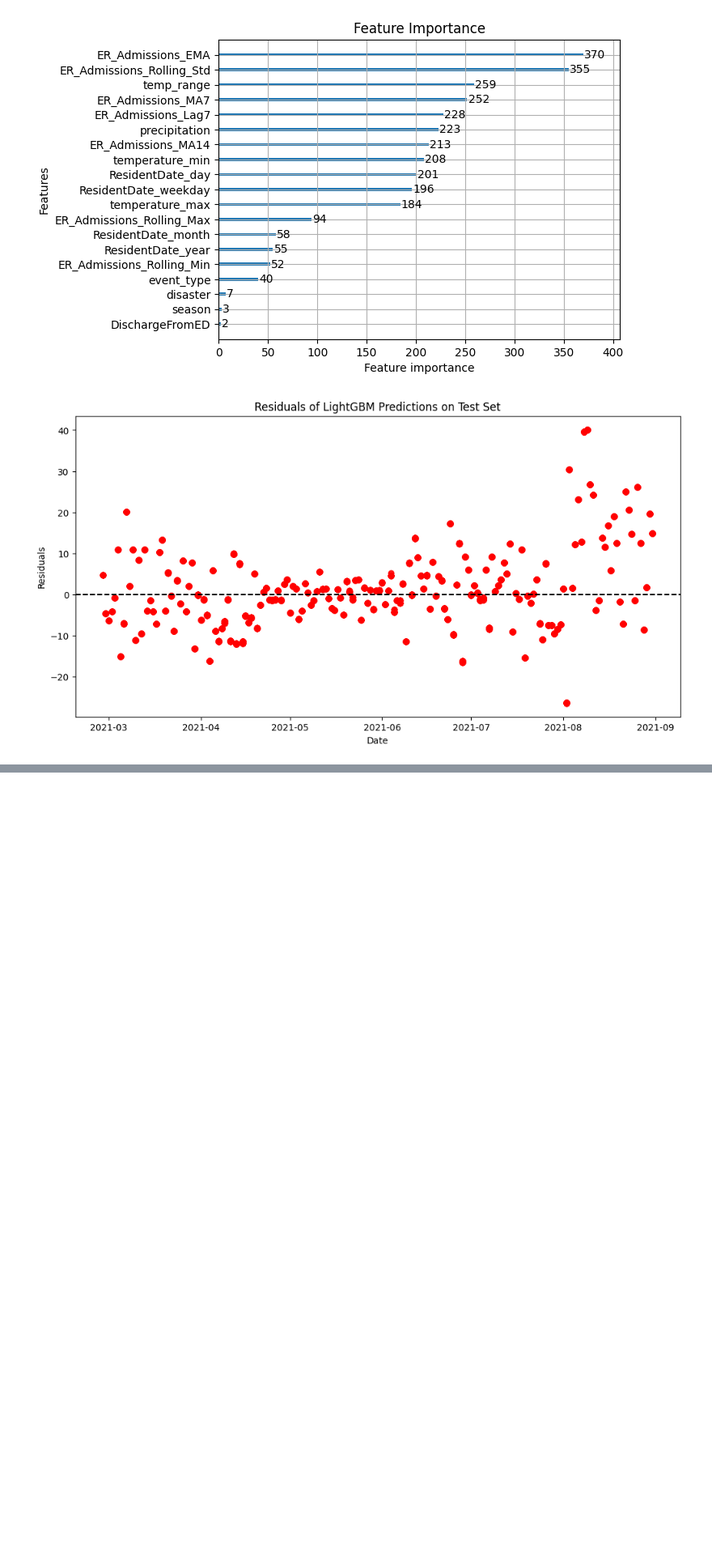
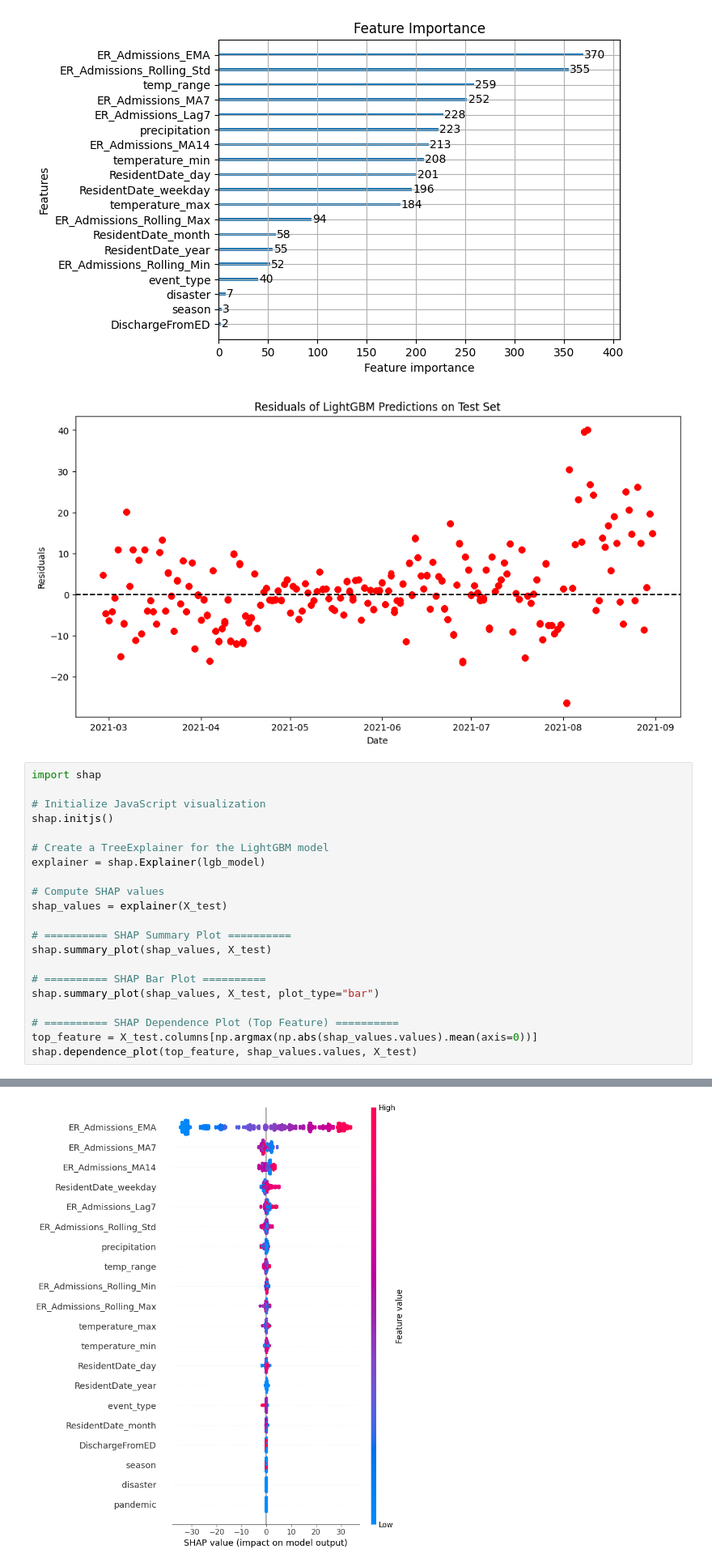
Before and after one commit to tottaradhanush/finalproject, a Jupyter notebook: models/lightgbm_model.ipynb, the cells around one changed output, grey strips where cells are left out. Shown at 81% size. Drawn from its saved outputs; the diff is of its cells as text; blank space fills up the shorter version.

Commit message:
models updated

```diff
--- a/models/lightgbm_model.ipynb
+++ b/models/lightgbm_model.ipynb
@@ -462,3 +425,25 @@ LightGBM R² on Test Set: 0.8518124096940007
 [figure]
 [figure]
 [figure]
+# %%
+import shap
+
+# Initialize JavaScript visualization
+shap.initjs()
+
+# Create a TreeExplainer for the LightGBM model
+explainer = shap.Explainer(lgb_model)
+
+# Compute SHAP values
+shap_values = explainer(X_test)
+
+# ========== SHAP Summary Plot ==========
+shap.summary_plot(shap_values, X_test)
+
+# ========== SHAP Bar Plot ==========
+shap.summary_plot(shap_values, X_test, plot_type="bar")
+
+# ========== SHAP Dependence Plot (Top Feature) ==========
+top_feature = X_test.columns[np.argmax(np.abs(shap_values.values).mean(axis=0))]
+shap.dependence_plot(top_feature, shap_values.values, X_test)
+# %% [output]
@@ -464,0 +451 @@ LightGBM R² on Test Set: 0.8518124096940007
+[figure, added]
```
Also changed, not shown: parts of 6 cells of this notebook, 7 other files.
